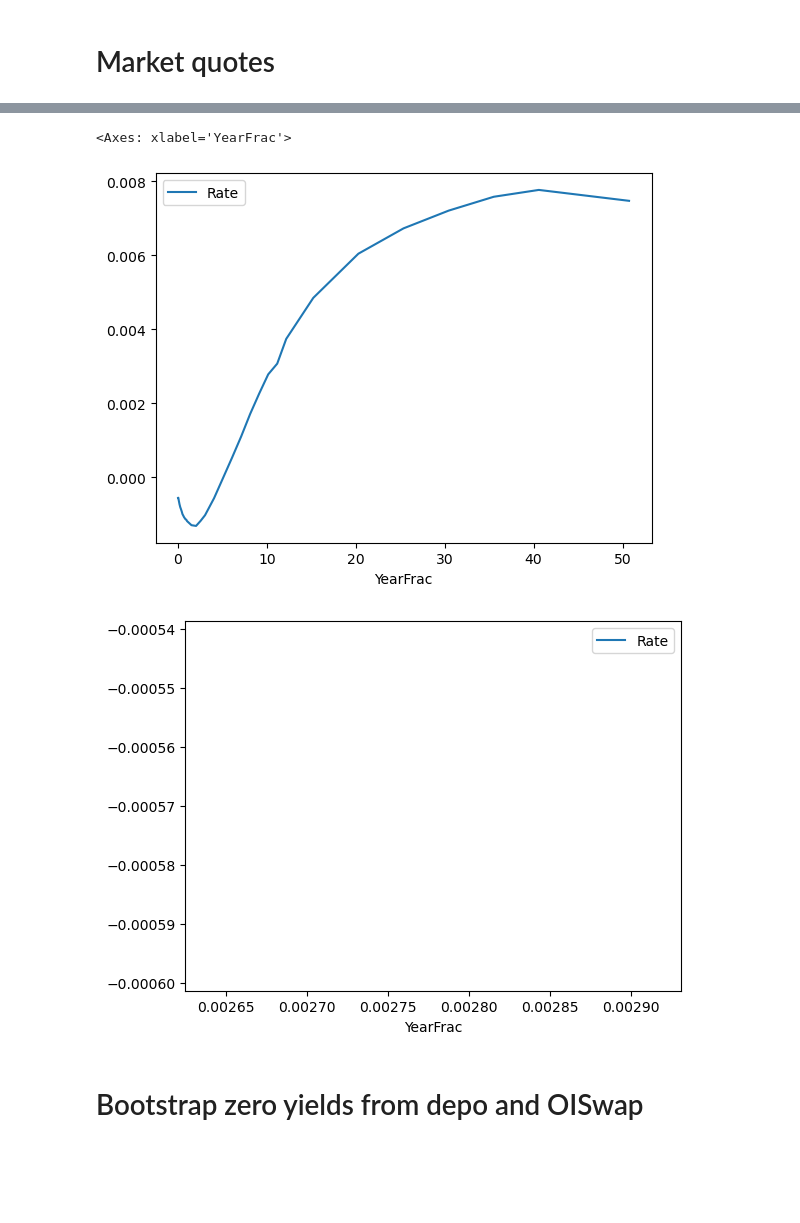
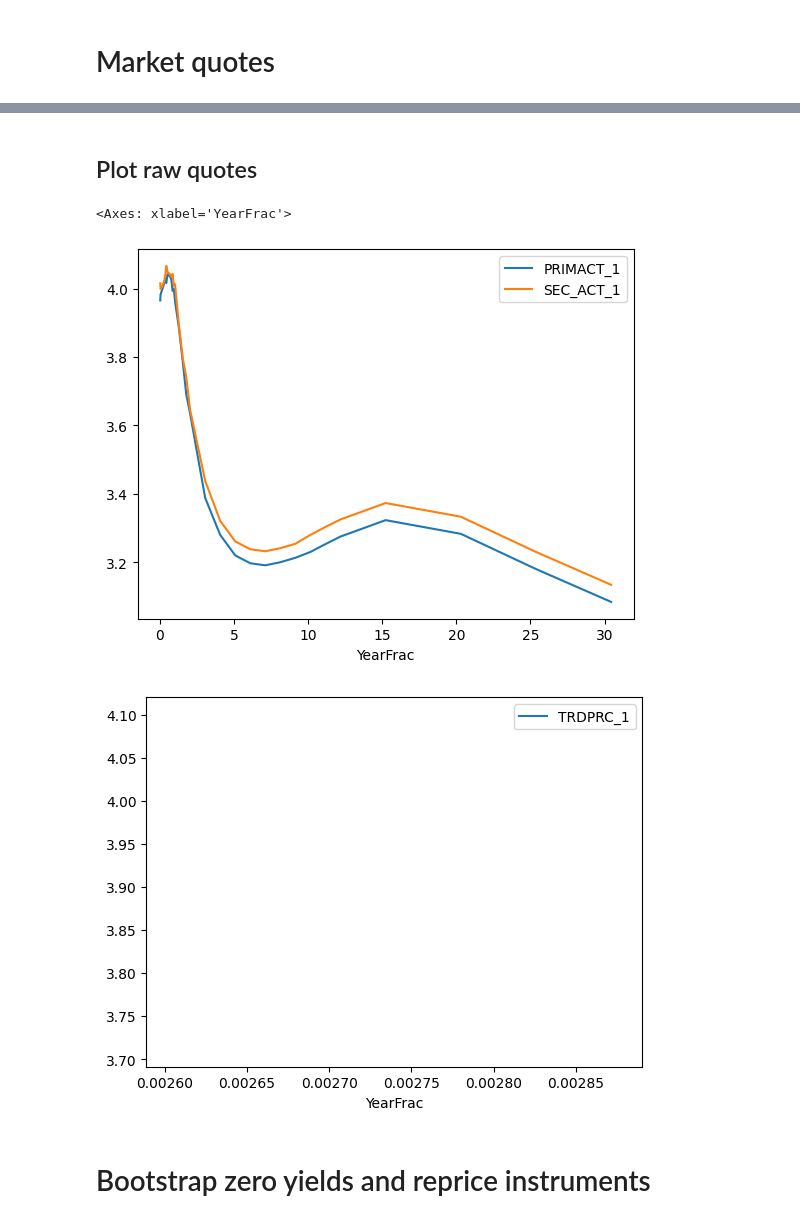
Before and after one commit to fabianfh/fnotebooks, a Jupyter notebook: QuantLib/OISBoostrappTest.ipynb, the cells around one changed output, grey strips where cells are left out. Saved outputs shown, nothing was run; the diff lists cells and outputs as text; code cells hidden in the pictures; blank space fills up the shorter version.

```diff
--- a/QuantLib/OISBoostrappTest.ipynb
+++ b/QuantLib/OISBoostrappTest.ipynb
@@ -71,9 +76,14 @@ mdata.oiSwapQuotesDF
-# %%
-mdata.oiSwapQuotesDF[['YearFrac','Rate']].set_index('YearFrac').plot()
-mdata.depoQuotesDF[['YearFrac','Rate']].set_index('YearFrac').plot()
-# %% [output]
-<Axes: xlabel='YearFrac'>
-[figure, removed]
-[figure, removed]
+# %% [markdown]
+## Plot raw quotes
+# %%
+euroOISwapQuotes['YearFrac'] = euroOISwapQuotes['MATUR_DATE'].apply(lambda mat : ql.Actual360().yearFraction(today,ql.Date().from_date(mat)))
+estrQuote['YearFrac'] = 1/365
+euroOISwapQuotes['Spread'] = euroOISwapQuotes['SEC_ACT_1']- euroOISwapQuotes['PRIMACT_1']
+euroOISwapQuotes[['YearFrac','PRIMACT_1','SEC_ACT_1']].set_index('YearFrac').plot()
+estrQuote[['YearFrac','TRDPRC_1']].set_index('YearFrac').plot()
+# %% [output]
+<Axes: xlabel='YearFrac'>
+[figure, added]
+[figure, added]
 # %% [markdown]
-# Bootstrap zero yields from depo and OISwap
+# Bootstrap zero yields and reprice instruments
```
Also changed, not shown: parts of 30 cells of this notebook, 21 other files.
